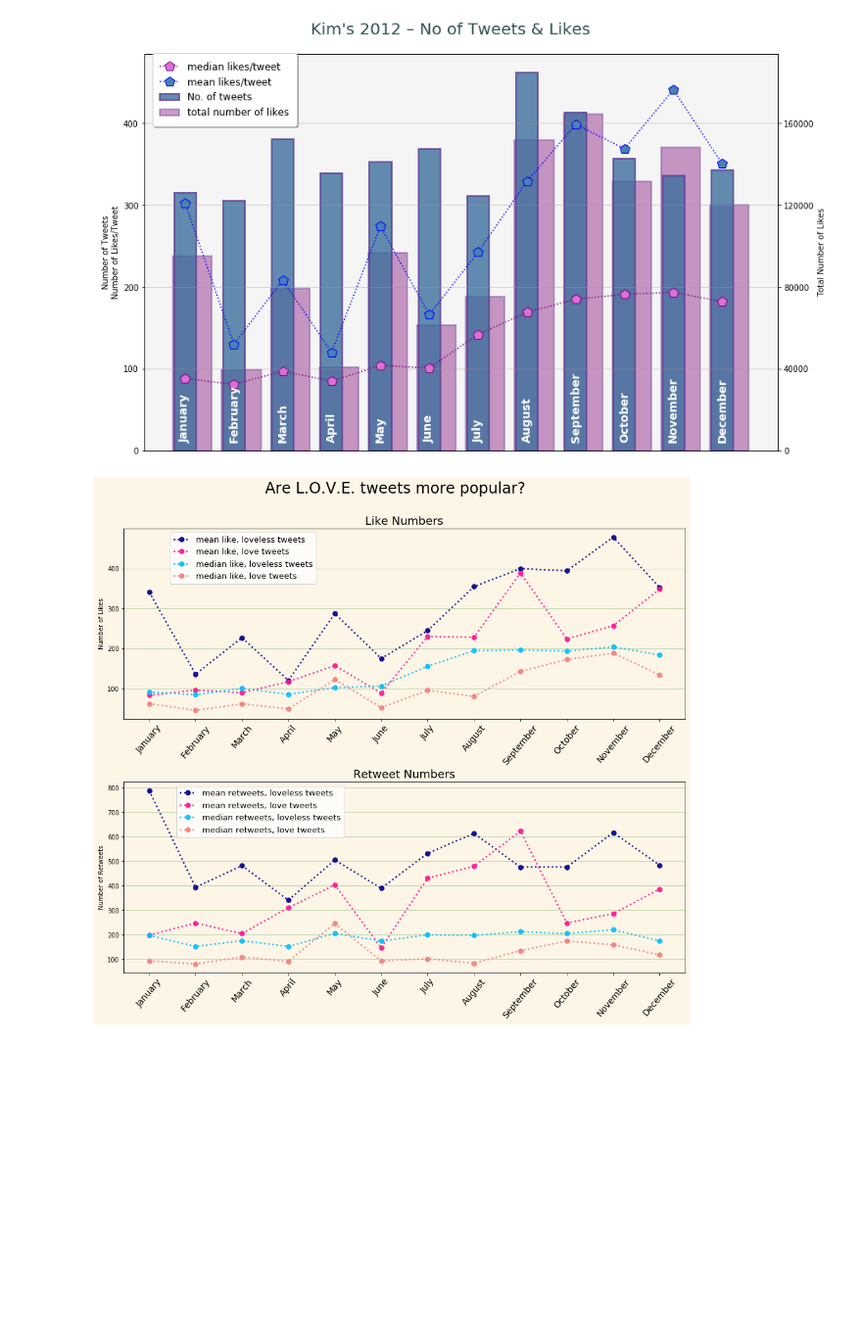
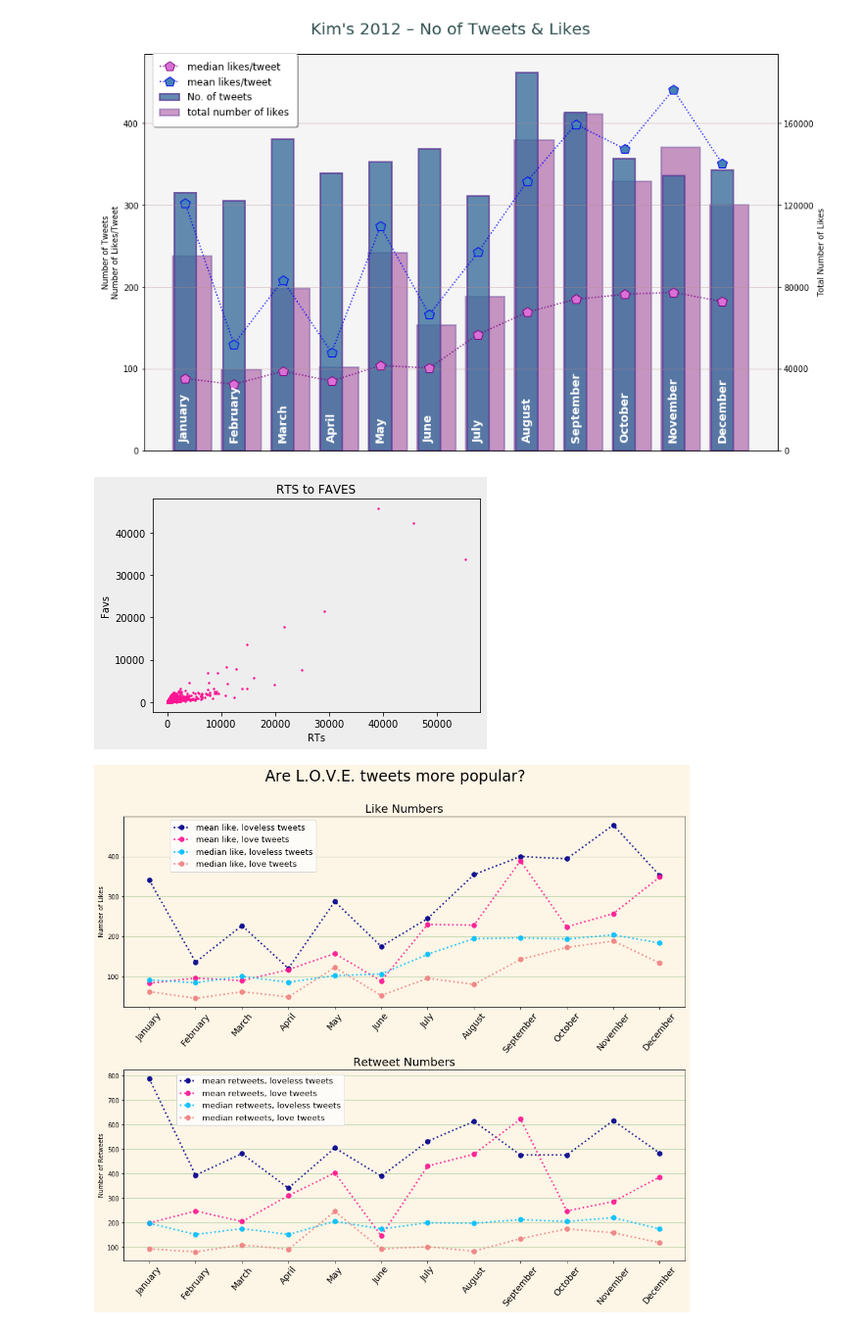
Before and after one commit to brokkoligirl/kimtweets, a Jupyter notebook: Kim's Complete Twitter Timeline (cleaned).ipynb, the cells around one changed output. Shown at 98% size. Drawn from its saved outputs; the diff is of its cells as text; code cells hidden in the pictures; blank space fills up the shorter version.

```diff
--- a/Kim's Complete Twitter Timeline (cleaned).ipynb
+++ b/Kim's Complete Twitter Timeline (cleaned).ipynb
@@ -1601,6 +1601,18 @@ fig.legend(loc='upper left', fontsize=12,
 plt.show()
 # %% [output]
 [figure]
+# %%
+# see how retweets and faves in general are dependent on each other:
+fig, ax1 = plt.subplots()
+fig.set_facecolor("#EEEEEE")
+ax1.set_facecolor("#EEEEEE")
+ax1.set_title('RTS to FAVES')
+ax1.scatter(k2012['retweets'], k2012['favorites'], c="deeppink", s=2)
+ax1.set_xlabel('RTs')
+ax1.set_ylabel('Favs')
+plt.show()
+# %% [output]
+[figure, added]
 # %%
 # data for love chart
 
```
Also changed, not shown: parts of 17 cells of this notebook, 3 other files.
